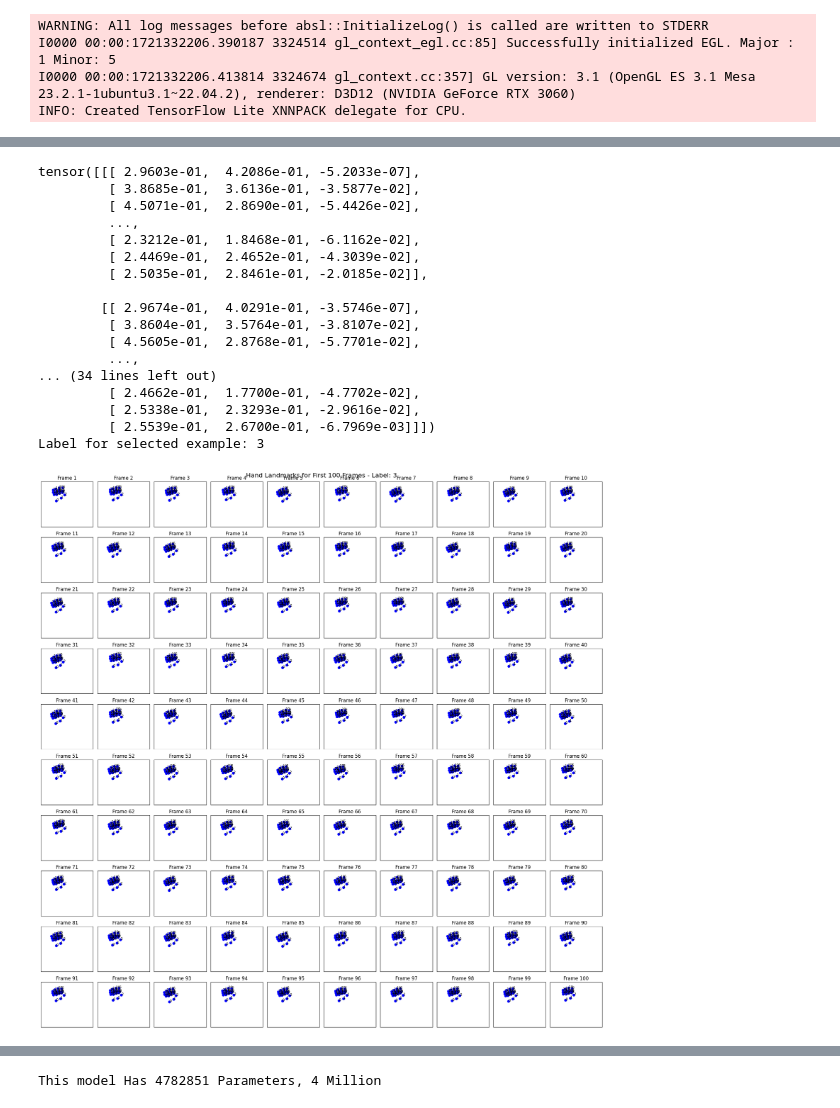
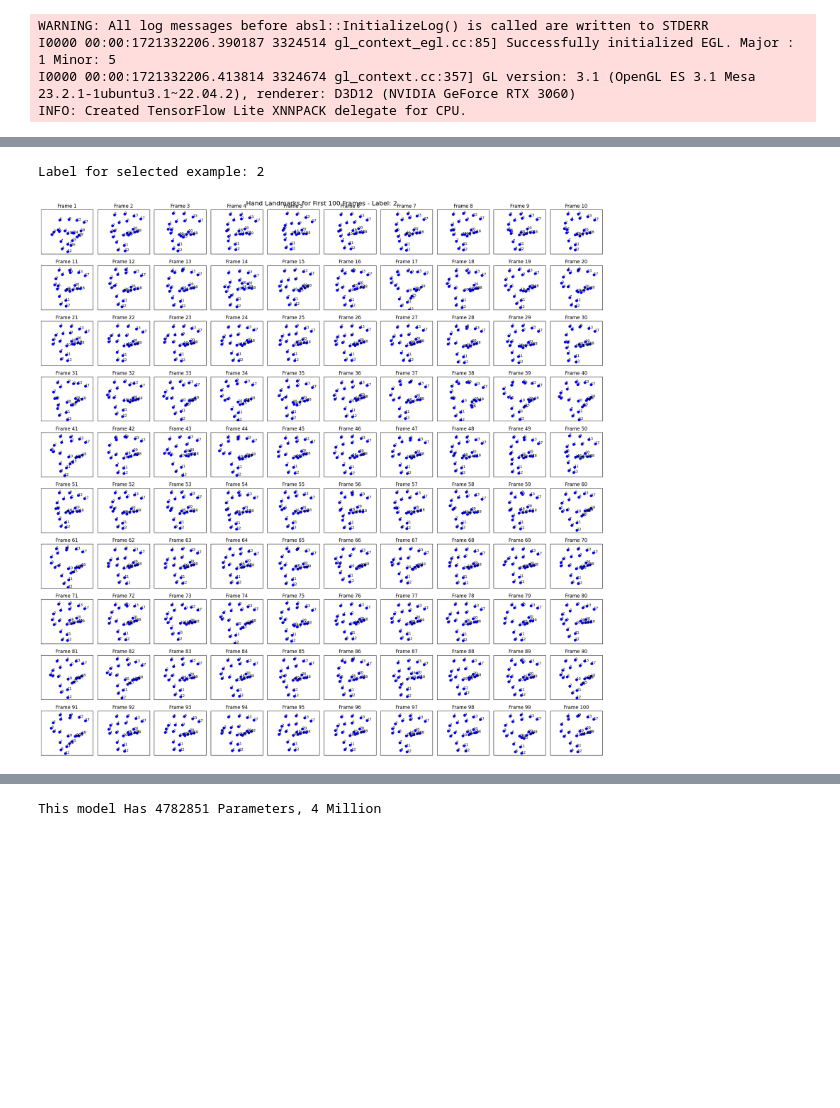
Before and after one commit to kennykguo/gesture-detection, a Jupyter notebook: jz-vision-transformer/jz-gesture-recognition.ipynb, the cells around one changed output, grey strips where cells are left out. Cells and saved outputs as stored; diff of their text form; code cells hidden in the pictures; blank space fills up the shorter version.

```diff
--- a/jz-vision-transformer/jz-gesture-recognition.ipynb
+++ b/jz-vision-transformer/jz-gesture-recognition.ipynb
@@ -205,52 +218,36 @@ def visualize_data(data, labels, num_examples=100):
     random_idx = random.randint(0, data.shape[0] - 1)
     selected_data = data[random_idx][:num_examples]  # Take the first 50 frames
     selected_label = labels[random_idx].item()
-    print(selected_data)
+    selected_data = selected_data.reshape(-1, 21, 3)
 
     # Print the respective label
     print(f"Label for selected example: {selected_label}")
 
     # Plot the hand landmarks for each frame
     fig, axes = plt.subplots(10, 10, figsize=(20, 20))
     fig.suptitle(f'Hand Landmarks for First {num_examples} Frames - Label: {selected_label}', fontsize=16)
 
     for i, ax in enumerate(axes.flat):
         if i >= selected_data.shape[0]:
             break
         ax.scatter(selected_data[i, :, 0], selected_data[i, :, 1], c='b', marker='o')
         for j in range(selected_data.shape[1]):
             ax.text(selected_data[i, j, 0], selected_data[i, j, 1], str(j), fontsize=9)
         ax.set_xlim(0, 1)
         ax.set_ylim(0, 1)
         ax.invert_yaxis()
         ax.set_xticks([])
         ax.set_yticks([])
         ax.set_title(f'Frame {i+1}')
 
     plt.tight_layout()
     plt.show()
 
 # Visualize train data
 visualize_data(train_data, train_labels)
 # %% [output]
-tensor([[[ 2.9603e-01,  4.2086e-01, -5.2033e-07],
-         [ 3.8685e-01,  3.6136e-01, -3.5877e-02],
-         [ 4.5071e-01,  2.8690e-01, -5.4426e-02],
-         ...,
-         [ 2.3212e-01,  1.8468e-01, -6.1162e-02],
-         [ 2.4469e-01,  2.4652e-01, -4.3039e-02],
-         [ 2.5035e-01,  2.8461e-01, -2.0185e-02]],
-
-        [[ 2.9674e-01,  4.0291e-01, -3.5746e-07],
-         [ 3.8604e-01,  3.5764e-01, -3.8107e-02],
-         [ 4.5605e-01,  2.8768e-01, -5.7701e-02],
-         ...,
-... (34 lines left out)
-         [ 2.4662e-01,  1.7700e-01, -4.7702e-02],
-         [ 2.5338e-01,  2.3293e-01, -2.9616e-02],
-         [ 2.5539e-01,  2.6700e-01, -6.7969e-03]]])
-Label for selected example: 3
+Label for selected example: 2
-[figure, old version]
+[figure, new version]
 # %%
 class FeedForward(nn.Module):
     def __init__(self, n_embd):
```
Also changed, not shown: parts of 9 cells of this notebook, 3 other files.
